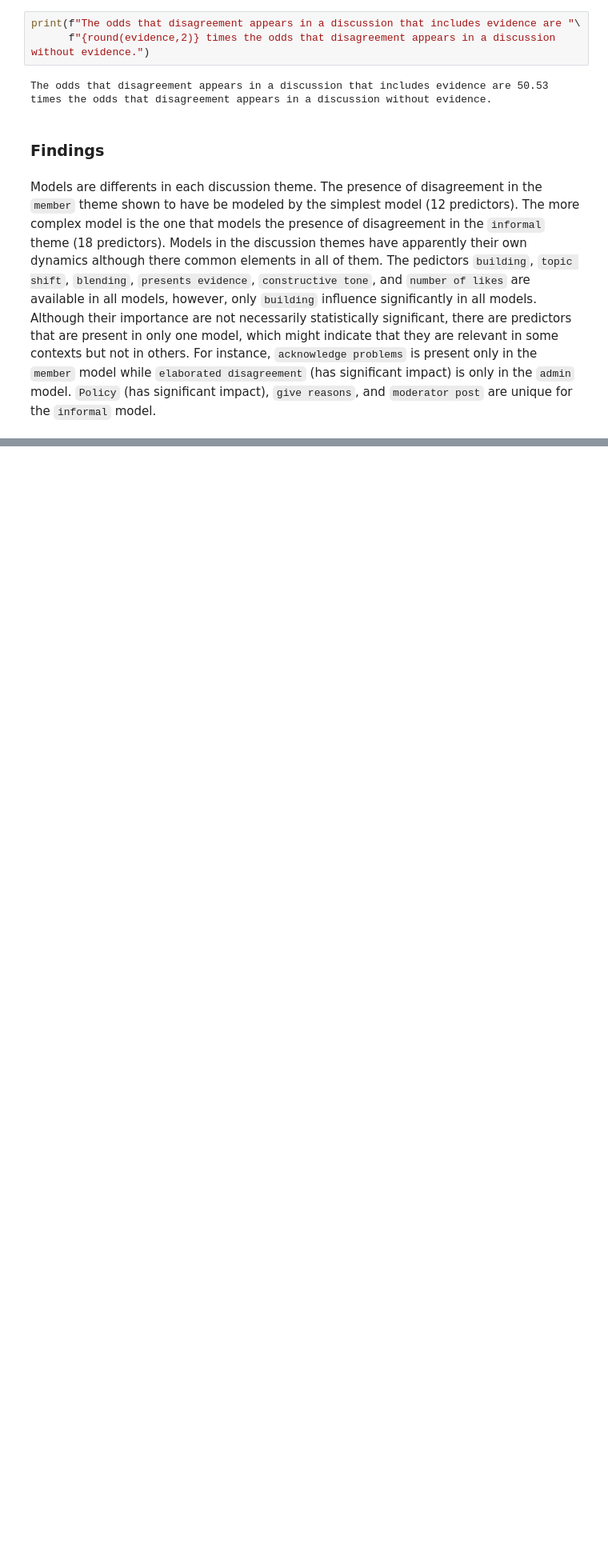
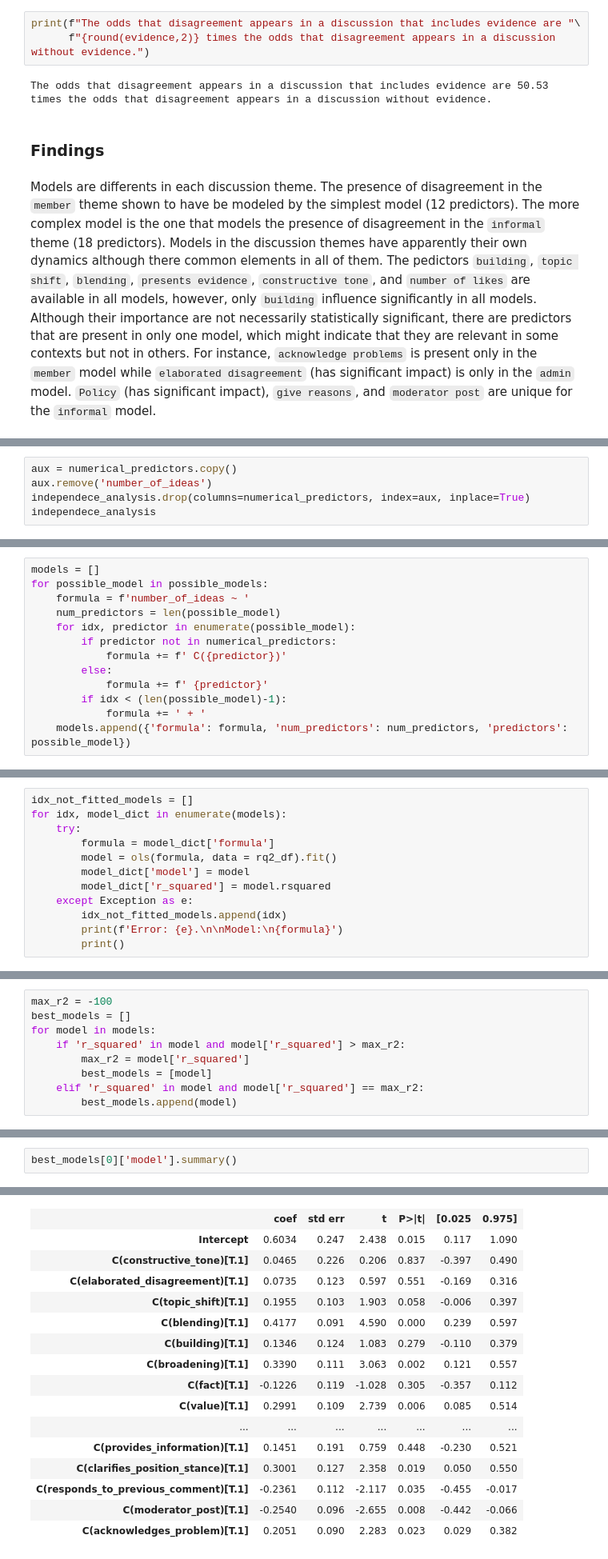
Before and after one commit to joausaga/disagreement, a Jupyter notebook: disagreement.ipynb, the cells around one changed output, grey strips where cells are left out. Shown: that part at 80% size. Drawn from its saved outputs; the diff is of its cells as text; blank space fills up the shorter version.

Commit message:
Add linea regression that model the dynamic of new ideas generation

```diff
--- a/disagreement.ipynb
+++ b/disagreement.ipynb
@@ -1040,0 +1178,5 @@ Models are differents in each discussion theme. The presence of disagreement in
+# %%
+aux = numerical_predictors.copy()
+aux.remove('number_of_ideas')
+independece_analysis.drop(columns=numerical_predictors, index=aux, inplace=True)
+independece_analysis
@@ -1040,0 +1228,13 @@ Models are differents in each discussion theme. The presence of disagreement in
+# %%
+models = []
+for possible_model in possible_models:
+    formula = f'number_of_ideas ~ '
+    num_predictors = len(possible_model)
+    for idx, predictor in enumerate(possible_model):
+        if predictor not in numerical_predictors:
+            formula += f' C({predictor})'
+        else:
+            formula += f' {predictor}'
+        if idx < (len(possible_model)-1):
+            formula += ' + '
+    models.append({'formula': formula, 'num_predictors': num_predictors, 'predictors': possible_model})
@@ -1040,0 +1243,12 @@ Models are differents in each discussion theme. The presence of disagreement in
+# %%
+idx_not_fitted_models = []
+for idx, model_dict in enumerate(models):
+    try:
+        formula = model_dict['formula']
+        model = ols(formula, data = rq2_df).fit()
+        model_dict['model'] = model
+        model_dict['r_squared'] = model.rsquared
+    except Exception as e:
+        idx_not_fitted_models.append(idx)
+        print(f'Error: {e}.\n\nModel:\n{formula}')
+        print()
@@ -1040,0 +1259,9 @@ Models are differents in each discussion theme. The presence of disagreement in
+# %%
+max_r2 = -100
+best_models = []
+for model in models:
+    if 'r_squared' in model and model['r_squared'] > max_r2:
+        max_r2 = model['r_squared']
+        best_models = [model]
+    elif 'r_squared' in model and model['r_squared'] == max_r2:
+        best_models.append(model)
@@ -1040,0 +1274,3 @@ Models are differents in each discussion theme. The presence of disagreement in
+# %%
+best_models[0]['model'].summary()
+# %% [output]
@@ -1040,0 +1287,16 @@ Models are differents in each discussion theme. The presence of disagreement in
+|  | coef | std err | t | P>|t| | [0.025 | 0.975] |
+| Intercept | 0.6034 | 0.247 | 2.438 | 0.015 | 0.117 | 1.090 |
+| C(constructive_tone)[T.1] | 0.0465 | 0.226 | 0.206 | 0.837 | -0.397 | 0.490 |
+| C(elaborated_disagreement)[T.1] | 0.0735 | 0.123 | 0.597 | 0.551 | -0.169 | 0.316 |
+| C(topic_shift)[T.1] | 0.1955 | 0.103 | 1.903 | 0.058 | -0.006 | 0.397 |
+| C(blending)[T.1] | 0.4177 | 0.091 | 4.590 | 0.000 | 0.239 | 0.597 |
+| C(building)[T.1] | 0.1346 | 0.124 | 1.083 | 0.279 | -0.110 | 0.379 |
+| C(broadening)[T.1] | 0.3390 | 0.111 | 3.063 | 0.002 | 0.121 | 0.557 |
+| C(fact)[T.1] | -0.1226 | 0.119 | -1.028 | 0.305 | -0.357 | 0.112 |
+| C(value)[T.1] | 0.2991 | 0.109 | 2.739 | 0.006 | 0.085 | 0.514 |
+| ... | ... | ... | ... | ... | ... | ... |
+| C(provides_information)[T.1] | 0.1451 | 0.191 | 0.759 | 0.448 | -0.230 | 0.521 |
+| C(clarifies_position_stance)[T.1] | 0.3001 | 0.127 | 2.358 | 0.019 | 0.050 | 0.550 |
+| C(responds_to_previous_comment)[T.1] | -0.2361 | 0.112 | -2.117 | 0.035 | -0.455 | -0.017 |
+| C(moderator_post)[T.1] | -0.2540 | 0.096 | -2.655 | 0.008 | -0.442 | -0.066 |
+| C(acknowledges_problem)[T.1] | 0.2051 | 0.090 | 2.283 | 0.023 | 0.029 | 0.382 |
```
Also changed, not shown: parts of 64 cells of this notebook.
